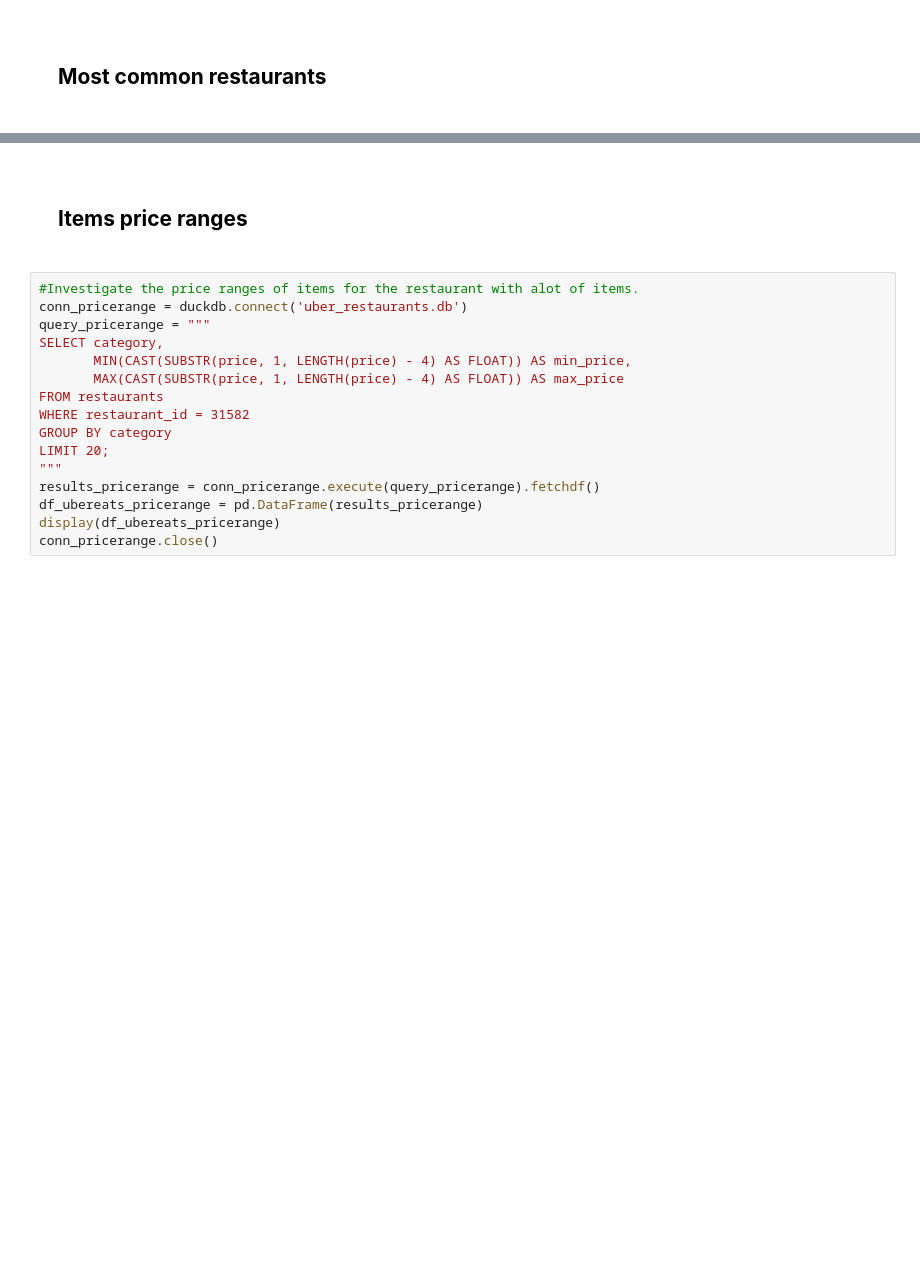
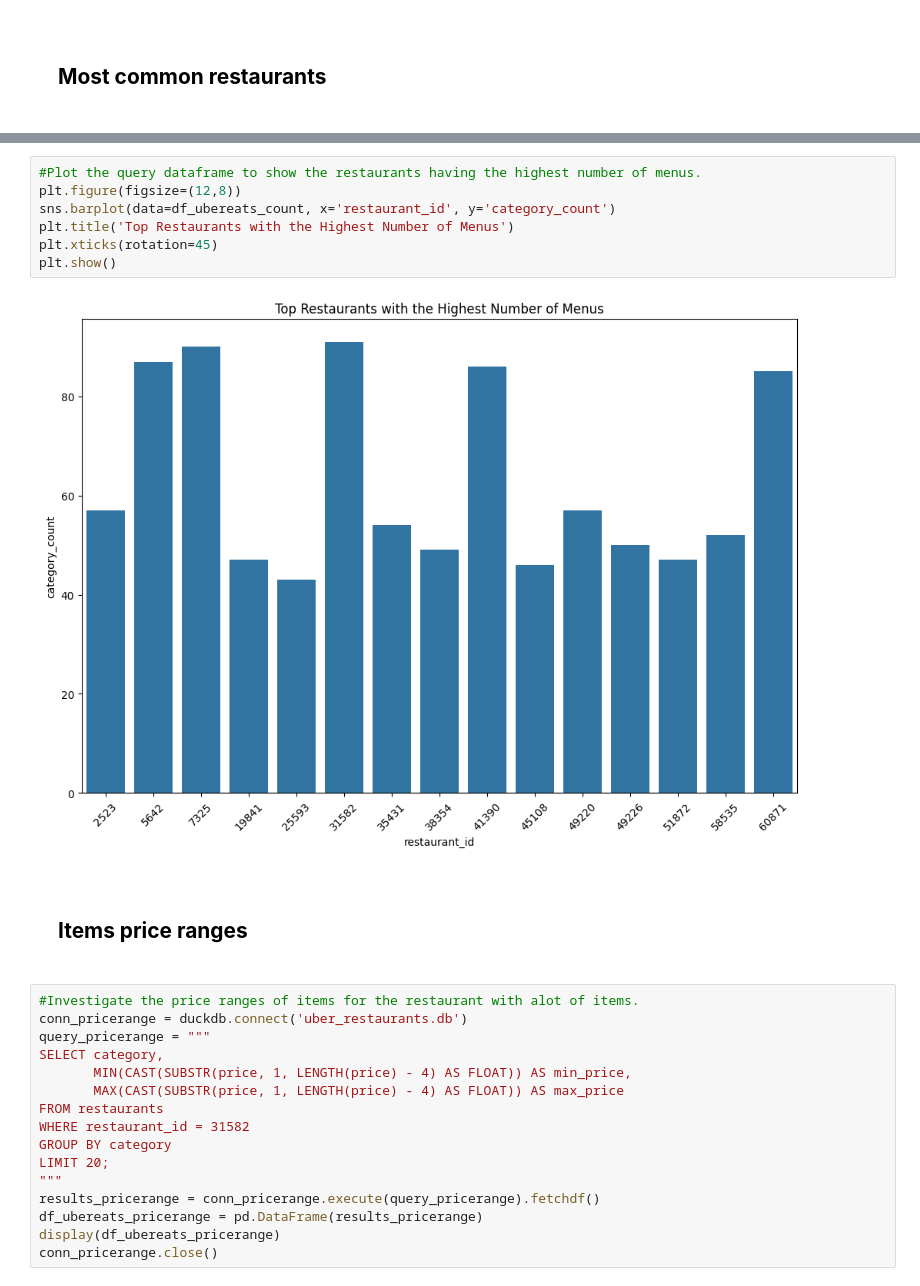
Before and after one commit to derak-isaack/UberEATSAnalytics, a Jupyter notebook: uber_eats.ipynb, the cells around one changed output, grey strips where cells are left out. Saved outputs shown, nothing was run; the diff lists cells and outputs as text; blank space fills up the shorter version.

Commit message:
added seaborn and matplotlib visualizations

```diff
--- a/uber_eats.ipynb
+++ b/uber_eats.ipynb
@@ -114,5 +135,14 @@ conn_count.close()
 | 13 | 45108 | 46 |
 | 14 | 25593 | 43 |
+# %%
+#Plot the query dataframe to show the restaurants having the highest number of menus.
+plt.figure(figsize=(12,8))
+sns.barplot(data=df_ubereats_count, x='restaurant_id', y='category_count')
+plt.title('Top Restaurants with the Highest Number of Menus')
+plt.xticks(rotation=45)
+plt.show()
+# %% [output]
+[figure, added]
 # %% [markdown]
 ## <div style="padding: 20px;color:white;margin:10;font-size:90%;text-align:left;display:fill;border-radius:10px;overflow:hidden;background-image: url(https://w0.peakpx.com/wallpaper/957/661/HD-wallpaper-white-marble-white-stone-texture-marble-stone-background-white-stone.jpg)"><b><span style='color:black'> Items price ranges</span></b> </div>
 # %%
```
Also changed, not shown: parts of 11 cells of this notebook.
